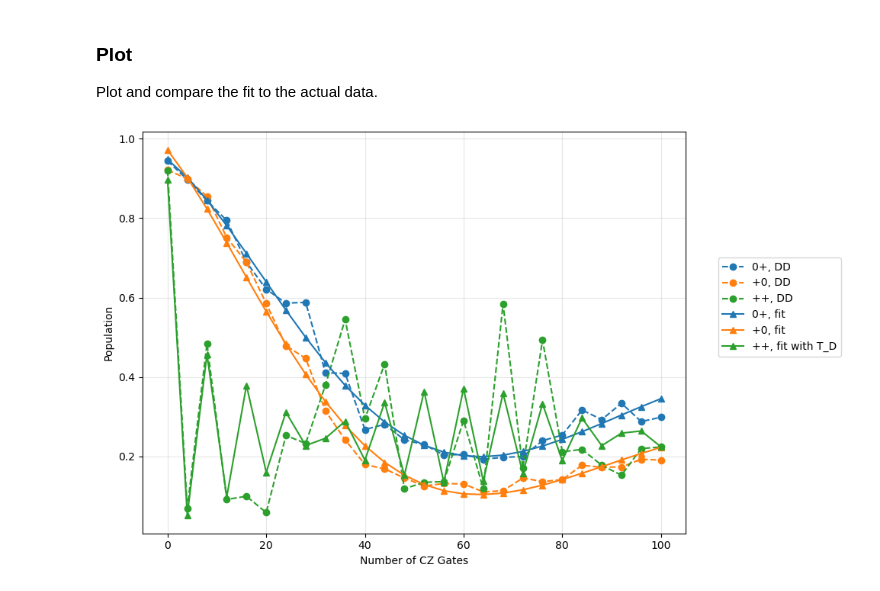
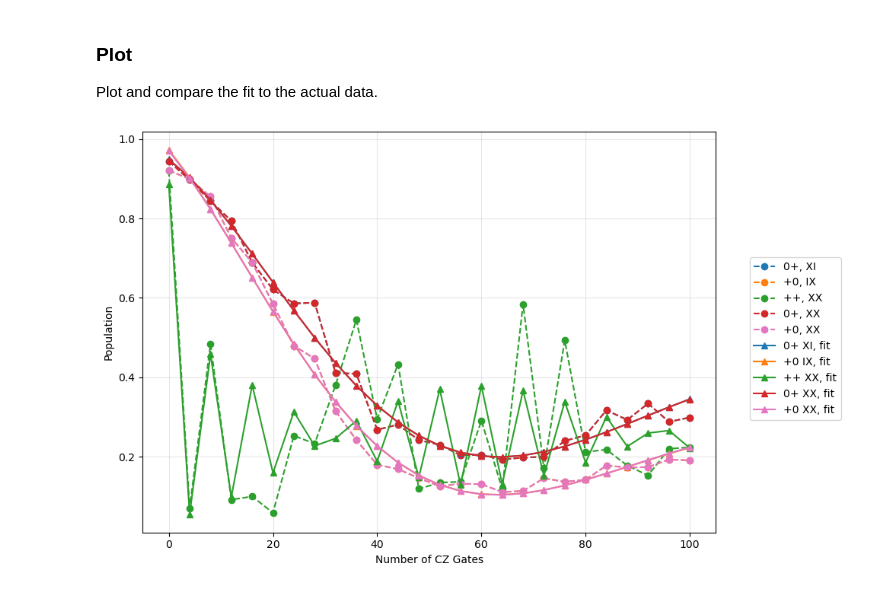
Before and after one commit to krsrv/2qbit-db, a Jupyter notebook: Calibration.ipynb, the cells around one changed output. Saved outputs shown, nothing was run; the diff lists cells and outputs as text; code cells hidden in the pictures.

```diff
--- a/Calibration.ipynb
+++ b/Calibration.ipynb
@@ -95,10 +114,11 @@ import numpy as np
 class Exp():
     NO_DD_00 = 0
     NO_DD_11 = 1
-    DD_PP = 2
-    DD_P0 = 3
-    DD_0P = 4
-    PP = 5
+    DD_PP_XX = 2
+    DD_P0_IX = 3
+    DD_0P_XI = 4
+    DD_P0_XX = 5
+    DD_0P_XX = 6
 
 folder = "Deterministic benchmarking result - modified"
 n_cz = np.load(f"{folder}/num_cz_gates.npy");
@@ -206,28 +260,32 @@ Plot and compare the fit to the actual data.
 # %%
 import matplotlib.pyplot as plt
 
 plt.figure(figsize=(10, 6))
 
 # Define colors for each group (e.g., 3 colors for 3 groups)
-colors = ['tab:blue', 'tab:orange', 'tab:green']
+colors = ['tab:blue', 'tab:orange', 'tab:green', 'tab:red', 'tab:pink']
 
 # Data curves
-plt.plot(n_cz, pop_00[Exp.DD_0P,:], label='0+, DD', linestyle="--", marker='o', color=colors[0])
-plt.plot(n_cz, pop_00[Exp.DD_P0,:], label='+0, DD', linestyle="--", marker='o', color=colors[1])
-plt.plot(n_cz, pop_00[Exp.DD_PP,:], label='++, DD', linestyle="--", marker='o', color=colors[2])
+plt.plot(n_cz, pop_00[Exp.DD_0P_XI,:], label='0+, XI', linestyle="--", marker='o', color=colors[0])
+plt.plot(n_cz, pop_00[Exp.DD_P0_IX,:], label='+0, IX', linestyle="--", marker='o', color=colors[1])
+plt.plot(n_cz, pop_00[Exp.DD_PP_XX,:], label='++, XX', linestyle="--", marker='o', color=colors[2])
+plt.plot(n_cz, pop_00[Exp.DD_0P_XX,:], label='0+, XX', linestyle="--", marker='o', color=colors[3])
+plt.plot(n_cz, pop_00[Exp.DD_P0_XX,:], label='+0, XX', linestyle="--", marker='o', color=colors[4])
 
 # Fit curves (use the same color as the corresponding data curve)
 t = np.linspace(0, n_cz[-1], num=int(n_cz[-1]/4)*1+1)
-plt.plot(t, func_0P(t, *func_params_0P), label='0+, fit', color=colors[0], marker='^')
-plt.plot(t, func_P0(t, *func_params_P0), label='+0, fit', color=colors[1], marker='^')
-plt.plot(t, func_PP(t, *func_params_PP), label='++, fit with T_D', color=colors[2], marker='^')
+plt.plot(t, func_0P_XI(t, *func_params_0P_XI), label='0+ XI, fit', color=colors[0], marker='^')
+plt.plot(t, func_P0_IX(t, *func_params_P0_IX), label='+0 IX, fit', color=colors[1], marker='^')
+plt.plot(t, func_PP_XX(t, *func_params_PP_XX), label='++ XX, fit', color=colors[2], marker='^')
+plt.plot(t, func_0P_XX(t, *func_params_0P_XX), label='0+ XX, fit', color=colors[3], marker='^')
+plt.plot(t, func_P0_XX(t, *func_params_P0_XX), label='+0 XX, fit', color=colors[4], marker='^')
 
 plt.xlabel('Number of CZ Gates')
 plt.ylabel('Population')
 
 plt.grid(True, alpha=0.3)
 plt.legend(bbox_to_anchor=(1.05, 0.7), loc='upper left')
 plt.tight_layout()
 plt.show()
 # %% [output]
-[figure, old version]
+[figure, new version]
```
Also changed, not shown: parts of 3 cells of this notebook.
